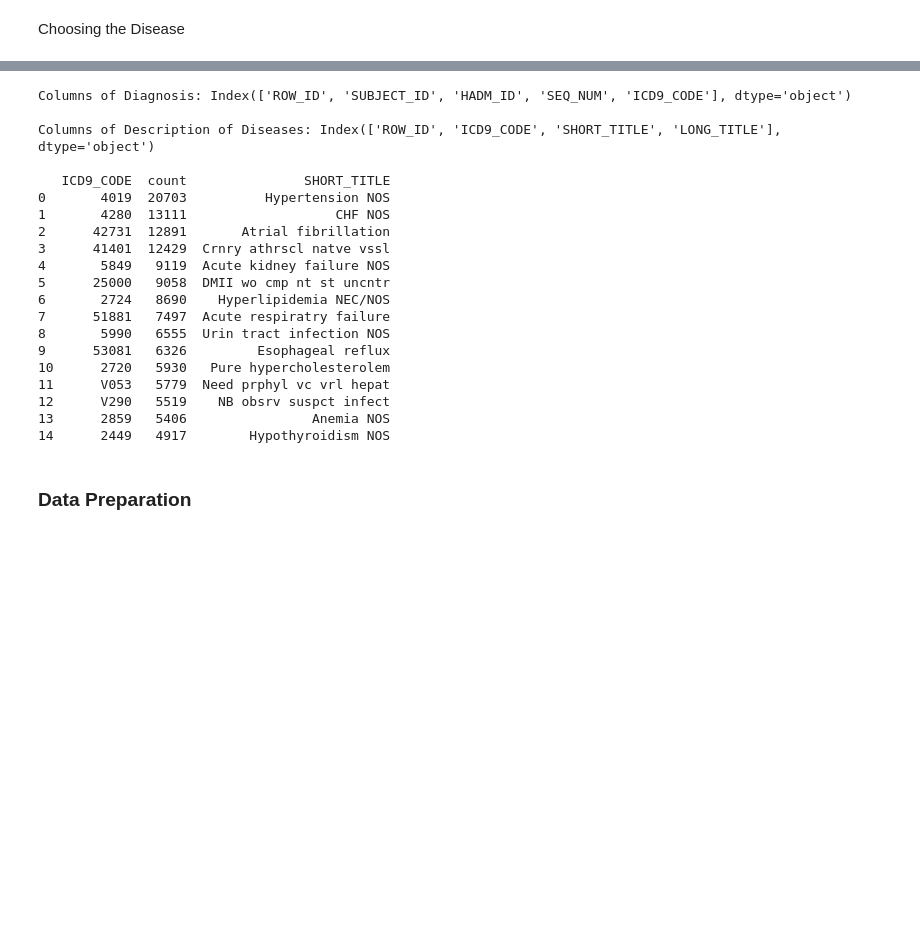
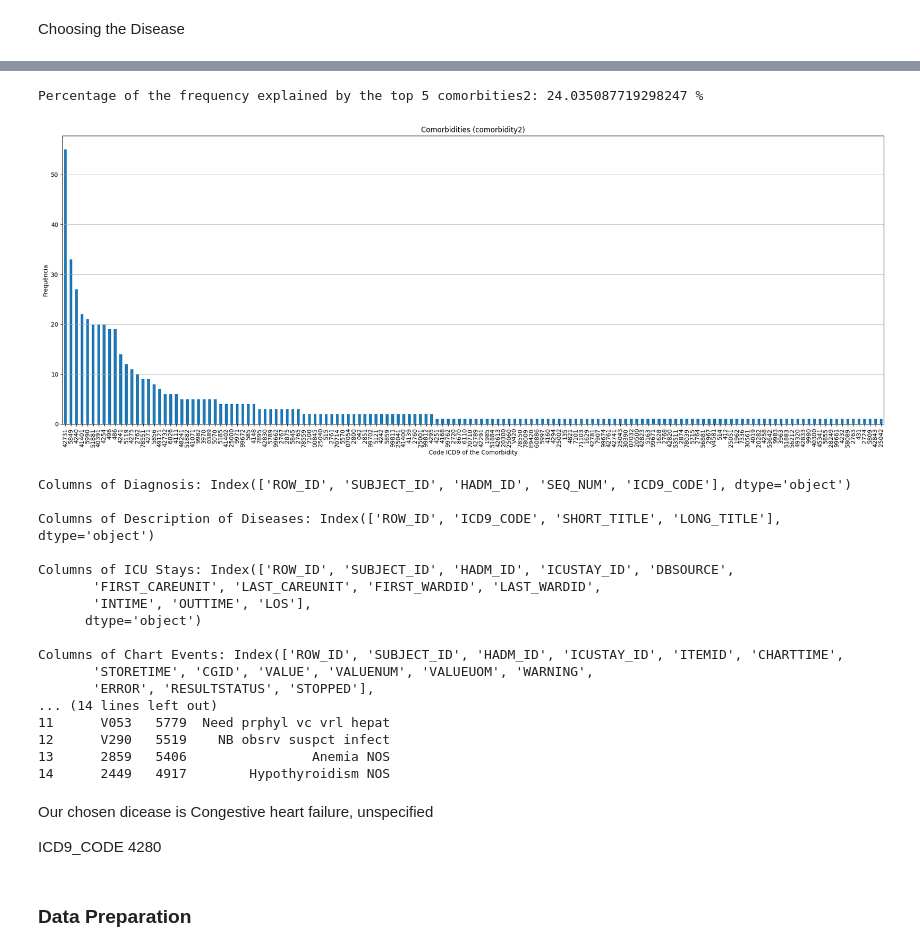
Before and after one commit to ossclaudia/Machine-Learning-2, a Jupyter notebook: projeto.ipynb, the cells around one changed output, grey strips where cells are left out. Drawn from its saved outputs; the diff is of its cells as text; code cells hidden in the pictures; blank space fills up the shorter version.

```diff
--- a/projeto.ipynb
+++ b/projeto.ipynb
@@ -62,6 +94,26 @@ print(d['SUBJECT_ID'].nunique())
+# %%
+counts = d1['comorbidity2'].value_counts()
+
+c1 = sum(counts[0:4])/sum(counts[:])
+print("Percentage of the frequency explained by the top 5 comorbities2: " + str(c1*100) + " %")
+
+plt.figure(figsize=(20,8))
+counts.plot(kind='bar')
+plt.title('Comorbidities (comorbidity2)')
+plt.xlabel('Code ICD9 of the Comorbidity')
+plt.ylabel('Frequência')
+plt.xticks(rotation=90)
+plt.grid(axis='y')
+plt.tight_layout()
+plt.show()
+# %% [output]
+Percentage of the frequency explained by the top 5 comorbities2: 24.035087719298247 %
+[figure, added]
 # %%
 print(f"Columns of Diagnosis: {diag.columns} \n")
 print(f"Columns of Description of Diseases: {desc.columns} \n")
+print(f"Columns of ICU Stays: {icustays.columns} \n")
+print(f"Columns of Chart Events: {chartevents.columns} \n")
 
 top_codes = diag['ICD9_CODE'].value_counts().head(15).reset_index()
 top_codes.columns = ['ICD9_CODE', 'count']
@@ -74,22 +126,23 @@ Columns of Diagnosis: Index(['ROW_ID', 'SUBJECT_ID', 'HADM_ID', 'SEQ_NUM', 'ICD9
 
 Columns of Description of Diseases: Index(['ROW_ID', 'ICD9_CODE', 'SHORT_TITLE', 'LONG_TITLE'], dtype='object')
 
-   ICD9_CODE  count               SHORT_TITLE
-0       4019  20703          Hypertension NOS
-1       4280  13111                   CHF NOS
-2      42731  12891       Atrial fibrillation
-3      41401  12429  Crnry athrscl natve vssl
-4       5849   9119  Acute kidney failure NOS
-5      25000   9058  DMII wo cmp nt st uncntr
-6       2724   8690    Hyperlipidemia NEC/NOS
-7      51881   7497  Acute respiratry failure
-8       5990   6555  Urin tract infection NOS
-9      53081   6326         Esophageal reflux
-10      2720   5930   Pure hypercholesterolem
+Columns of ICU Stays: Index(['ROW_ID', 'SUBJECT_ID', 'HADM_ID', 'ICUSTAY_ID', 'DBSOURCE',
+       'FIRST_CAREUNIT', 'LAST_CAREUNIT', 'FIRST_WARDID', 'LAST_WARDID',
+       'INTIME', 'OUTTIME', 'LOS'],
+      dtype='object')
+
+Columns of Chart Events: Index(['ROW_ID', 'SUBJECT_ID', 'HADM_ID', 'ICUSTAY_ID', 'ITEMID', 'CHARTTIME',
+       'STORETIME', 'CGID', 'VALUE', 'VALUENUM', 'VALUEUOM', 'WARNING',
+       'ERROR', 'RESULTSTATUS', 'STOPPED'],
+... (14 lines left out)
 11      V053   5779  Need prphyl vc vrl hepat
 12      V290   5519    NB obsrv suspct infect
 13      2859   5406                Anemia NOS
 14      2449   4917        Hypothyroidism NOS
+# %% [markdown]
+Our chosen dicease is Congestive heart failure, unspecified
+
+ICD9_CODE 4280
 # %% [markdown]
 ### Data Preparation
 # %% [markdown]
```
Also changed, not shown: parts of 4 cells of this notebook.
